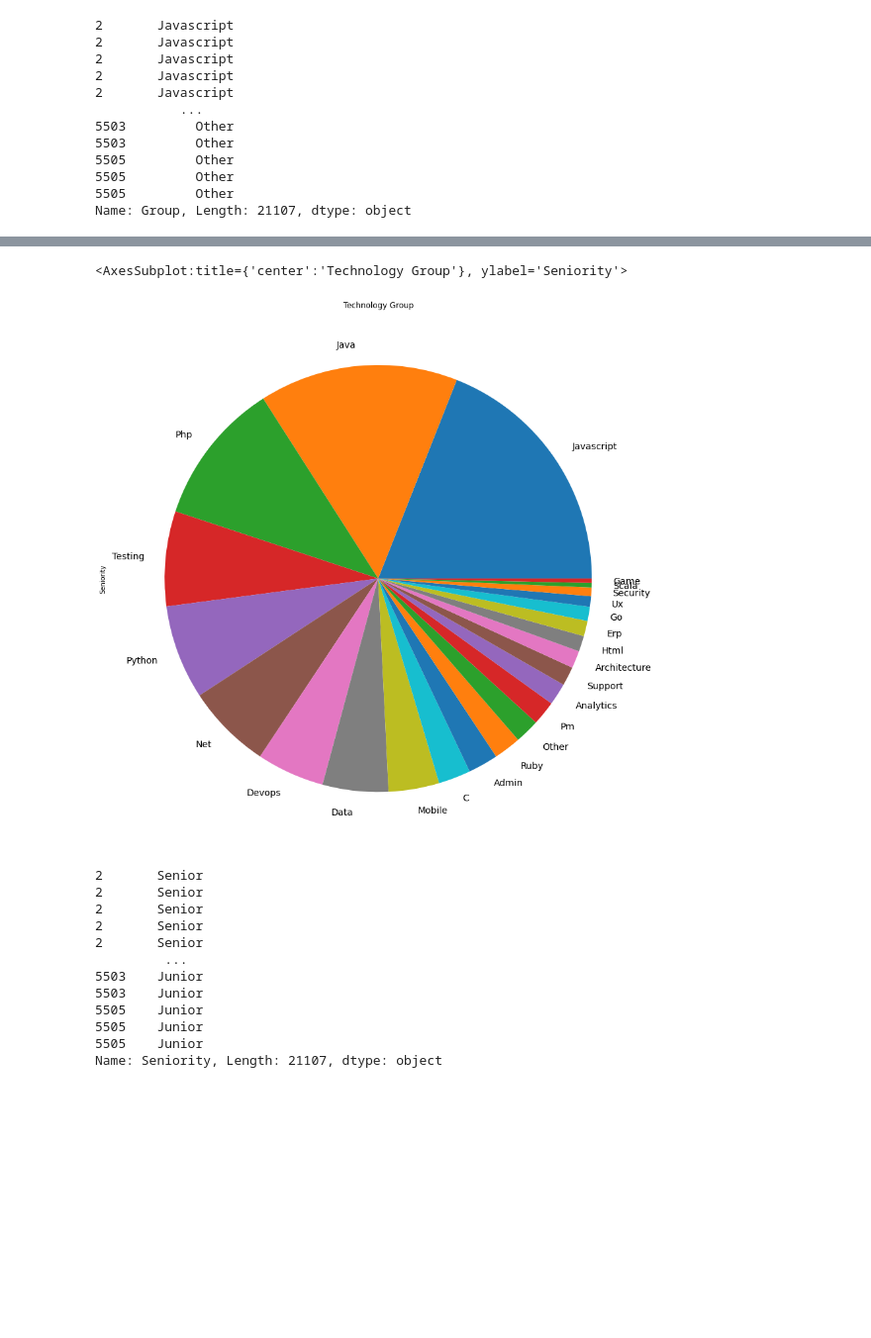
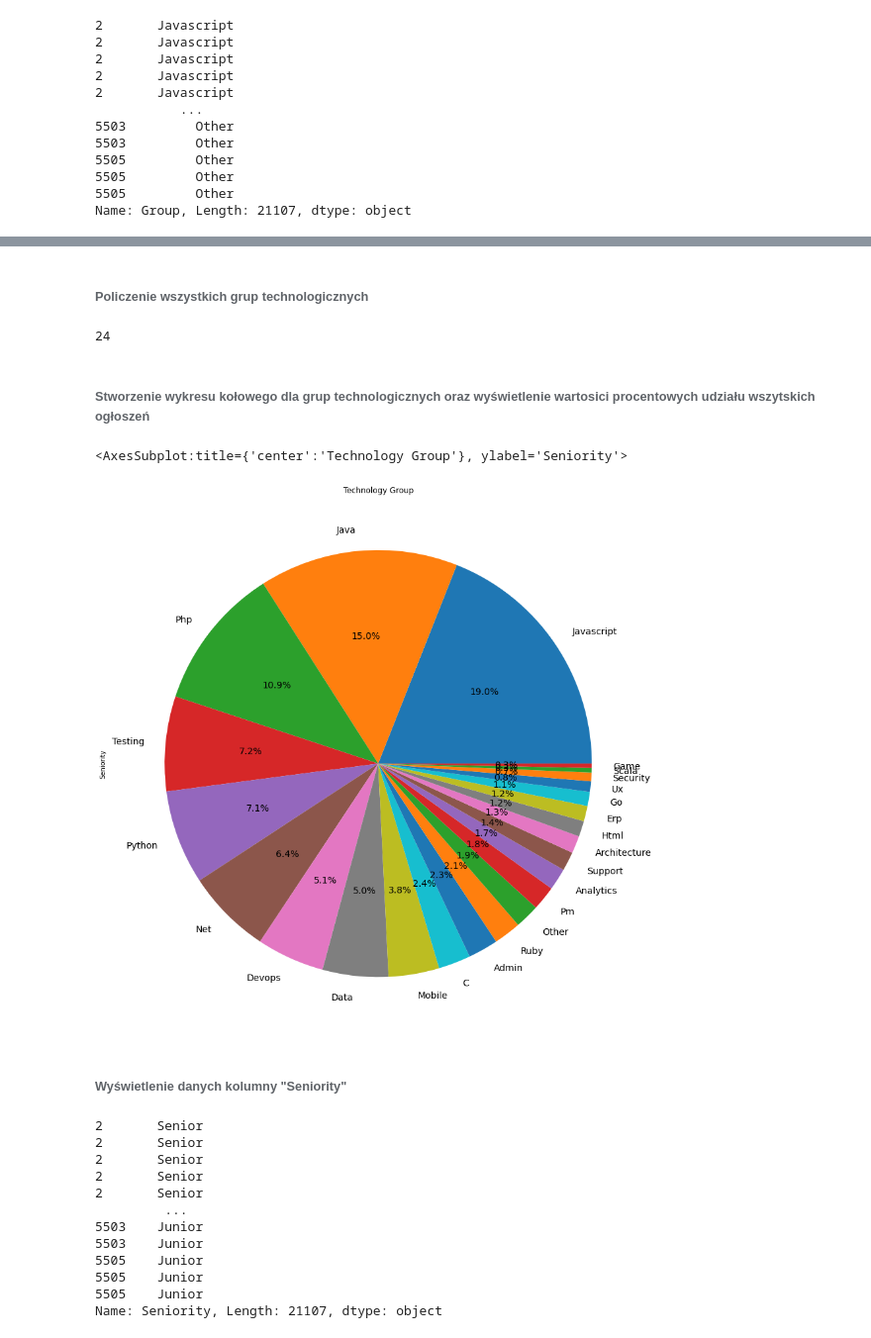
Before and after one commit to janiszewskibartlomiej/justjoint_it_data_analysis-Thesis_Postgraduate_studies_on_WSB, a Jupyter notebook: justjoinit_data_preparetor.ipynb, the cells around one changed output, grey strips where cells are left out. Shown at 99% size. Drawn from its saved outputs; the diff is of its cells as text; code cells hidden in the pictures; blank space fills up the shorter version.

```diff
--- a/justjoinit_data_preparetor.ipynb
+++ b/justjoinit_data_preparetor.ipynb
@@ -314,8 +337,18 @@ df_technology_group = df.groupby('Group').count().sort_values('Seniority',ascend
+# %% [markdown]
+###### Policzenie wszystkich grup technologicznych
+# %%
+len(df_technology_group)
+# %% [output]
+24
+# %% [markdown]
+###### Stworzenie wykresu kołowego dla grup technologicznych oraz wyświetlenie wartosici procentowych udziału wszytskich ogłoszeń
 # %%
-df_technology_group.plot(x='Group', y='Seniority', kind='pie', fontsize=14, figsize=(25,15), title='Technology Group', legend=False)
+df_technology_group.plot(x='Group', y='Seniority', kind='pie', fontsize=14, figsize=(25,15), title='Technology Group', legend=False, autopct='%1.1f%%')
 # %% [output]
 <AxesSubplot:title={'center':'Technology Group'}, ylabel='Seniority'>
-[figure, old version]
+[figure, new version]
+# %% [markdown]
+###### Wyświetlenie danych kolumny "Seniority"
 # %%
 df['Seniority']
 # %% [output]
```
Also changed, not shown: parts of 66 cells of this notebook, 1 other file.
